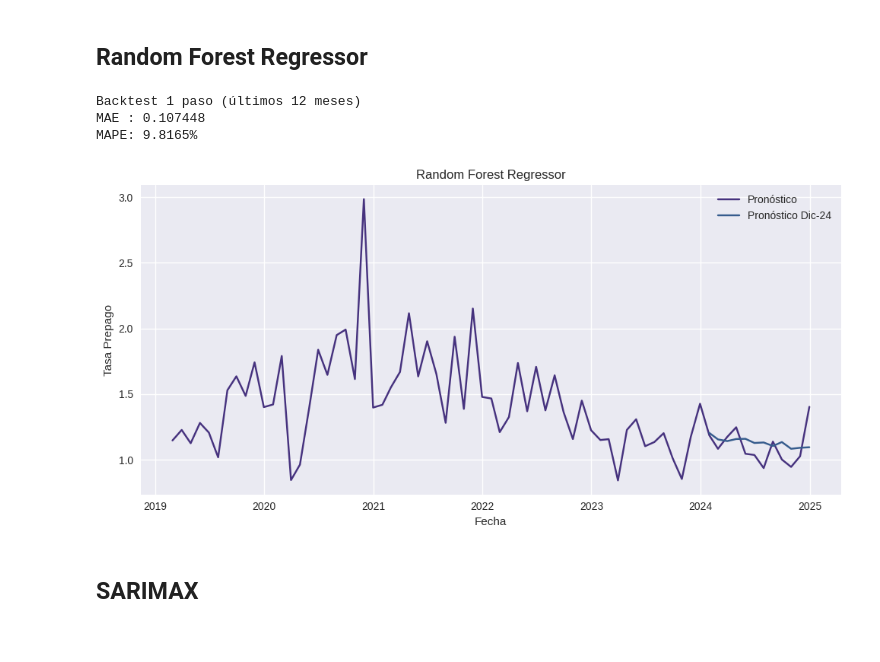
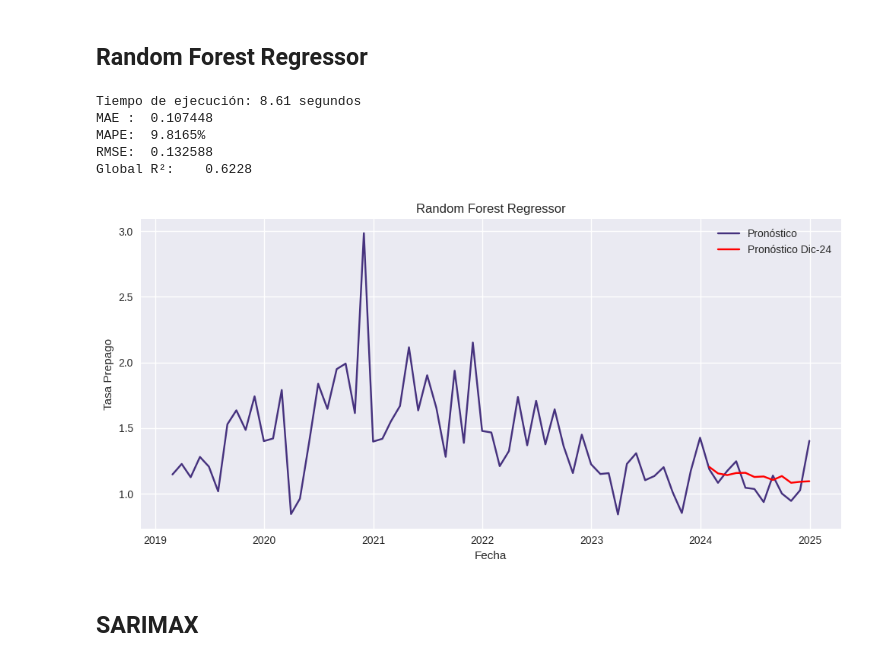
Before and after one commit to anavelaMNA/ProyectoIntegrador, a Jupyter notebook: Avance5_Equipo50.ipynb, the cells around one changed output. Saved outputs shown, nothing was run; the diff lists cells and outputs as text; code cells hidden in the pictures.

```diff
--- a/Avance5_Equipo50.ipynb
+++ b/Avance5_Equipo50.ipynb
@@ -956,4 +980,8 @@ def caracteristicas_temporales(serie, tiie, lags=[1,2,3], ventanas=[3,6]):
     df = df.dropna()
 
     return df
+# %%
+df_all = caracteristicas_temporales(serie, tiie, lags=[1,2,3,6], ventanas=[3,6])
+X_all = df_all.drop(columns=['y'])
+y_all = df_all['y']
 # %%
@@ -1016,20 +1059,25 @@ plt.show()
 # %% [markdown]
 ## Random Forest Regressor
+# %%
+df_all = caracteristicas_temporales(serie, tiie, lags=[1,2,3,6], ventanas=[3,6,12])
+X_all = df_all.drop(columns=['y'])
+y_all = df_all['y']
 # %%
 backtest_months = 12
-start_idx = len(serie) - backtest_months
+start_idx = len(df_all) - backtest_months
 
 preds = []
 reales = []
-idx_bt = serie.index[start_idx:]
+idx_bt = df_all.index[start_idx:]
 
-for t in range(start_idx, len(serie)):
+start_time = time.time()
+for t in range(start_idx, len(df_all)):
 
-    df = caracteristicas_temporales(serie.iloc[:t], tiie.iloc[:t],
-                                   lags=[1,2,3,6], ventanas=[3,6,12])
+    df = df_all.iloc[:t]
 
     X = df.drop(columns=['y'])
     y = df['y']
+
 
     rf = RandomForestRegressor(
         n_estimators=400, max_depth=10, min_samples_leaf=5,
@@ -1037,14 +1085,17 @@ for t in range(start_idx, len(serie)):
     )
     rf.fit(X, y)
 
-    df_new = caracteristicas_temporales(serie.iloc[:t+1], tiie.iloc[:t+1],
-                                       lags=[1,2,3,6], ventanas=[3,6,12]).iloc[-1:]
+    df_new = df_all.iloc[[t]]
     x_new = df_new.drop(columns=['y'])
 
     y_hat = pd.Series(rf.predict(x_new), index=x_new.index)
 
     preds.append(y_hat.iloc[0])
-    reales.append(serie.iloc[t])
+    reales.append(df_all['y'].iloc[t])
+
+end_time = time.time()
+execution_time_rf = end_time - start_time
+print(f"Tiempo de ejecución: {execution_time_rf:.2f} segundos")
 
 y_real = pd.Series(reales, index=idx_bt, name="Real")
 y_pred = pd.Series(preds, index=idx_bt, name="Pronosticado")
@@ -1053,26 +1104,36 @@ y_pred = pd.Series(preds, index=idx_bt, name="Pronosticado")
 
 MAE_rf = float((y_real - y_pred).abs().mean())
 MAPE_rf = float(((y_real - y_pred).abs() / y_real.abs()).mean() * 100)
+RMSE_rf = float(np.sqrt(mean_squared_error(y_real, y_pred)))
 
-print("\nBacktest 1 paso (últimos", len(idx_bt), "meses)")
-print(f"MAE : {MAE_rf:.6f}")
-print(f"MAPE: {MAPE_rf:.4f}%")
+print(f"MAE :  {MAE_rf:.6f}")
+print(f"MAPE:  {MAPE_rf:.4f}%")
+print(f"RMSE:  {RMSE_rf:.6f}")
+
+y_pred_full = pd.Series(rf.predict(X_all), index=X_all.index)
+
+# Métricas para la serie completa
+R2_rf   = float(r2_score(y_all, y_pred_full))
+
+print(f"Global R²:    {R2_rf:.4f}")
 # %% [output]
-Backtest 1 paso (últimos 12 meses)
-MAE : 0.107448
-MAPE: 9.8165%
+Tiempo de ejecución: 8.61 segundos
+MAE :  0.107448
+MAPE:  9.8165%
+RMSE:  0.132588
+Global R²:    0.6228
 # %%
 plt.figure(figsize=(10, 5))
 plt.plot(serie, label="Pronóstico")
-plt.plot(y_pred.index, y_pred.values, label="Pronóstico Dic-24")
+plt.plot(y_pred.index, y_pred.values, label="Pronóstico Dic-24", color = "red")
 plt.title(f"Random Forest Regressor")
 plt.xlabel("Fecha")
 plt.ylabel("Tasa Prepago")
 plt.legend()
 plt.tight_layout()
 plt.show()
 # %% [output]
-[figure, old version]
+[figure, new version]
 # %% [markdown]
 ## SARIMAX
 # %%
```
Also changed, not shown: parts of 34 cells of this notebook.
